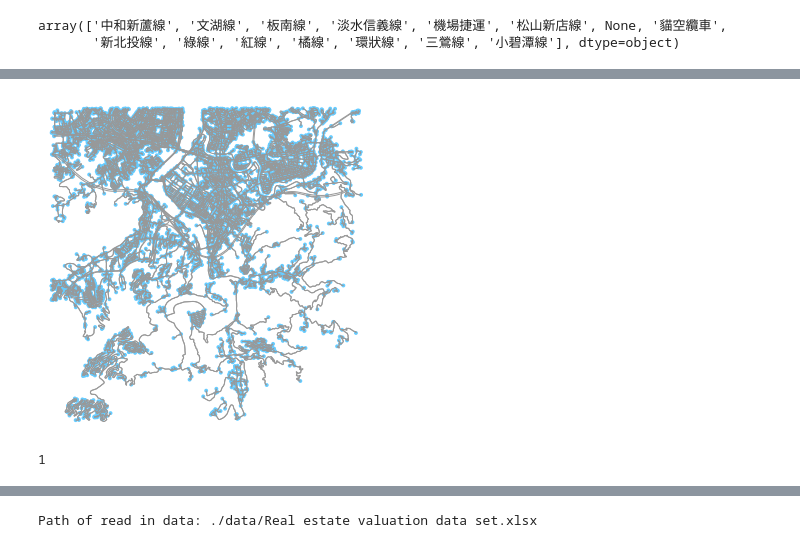
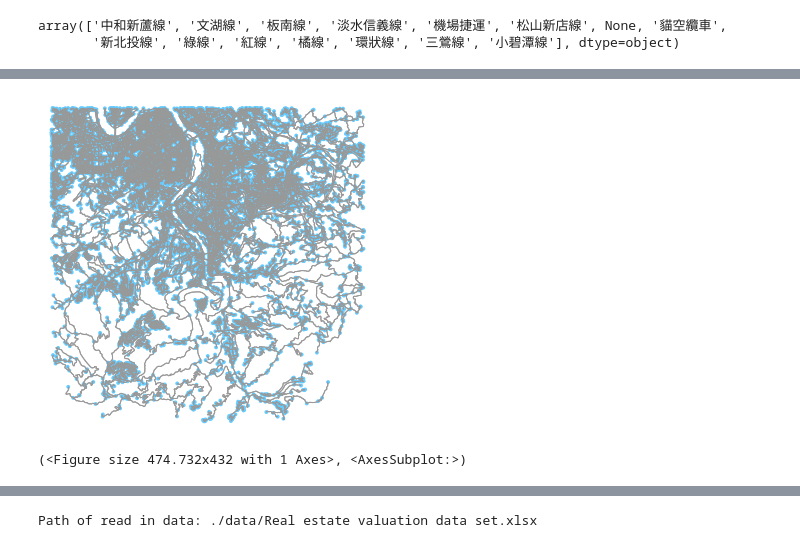
Before and after one commit to GallonShih/Projects, a Jupyter notebook: SideProject/04_UCI_Real_estate_valuation/Real Estate Valuation.ipynb, the cells around one changed output, grey strips where cells are left out. Saved outputs shown, nothing was run; the diff lists cells and outputs as text; code cells hidden in the pictures.

```diff
--- a/SideProject/04_UCI_Real_estate_valuation/Real Estate Valuation.ipynb
+++ b/SideProject/04_UCI_Real_estate_valuation/Real Estate Valuation.ipynb
@@ -85,9 +84,10 @@ MRT_sub
 # %%
-#drive_service
+# https://geoffboeing.com/2016/11/osmnx-python-street-networks/
+# drive, drive_service, walk, bike, all, all_private
 site_lat = 24.956544
 site_lon = 121.536432
-G = ox.graph_from_point((site_lat, site_lon), dist=6000, network_type='drive_service')
+G = ox.graph_from_point((site_lat, site_lon), dist=7000, network_type='all')
 ox.plot_graph(G)
 # %% [output]
-[figure, old version]
+[figure, new version]
-1
+(<Figure size 474.732x432 with 1 Axes>, <AxesSubplot:>)
```
Also changed, not shown: parts of 29 cells of this notebook.
